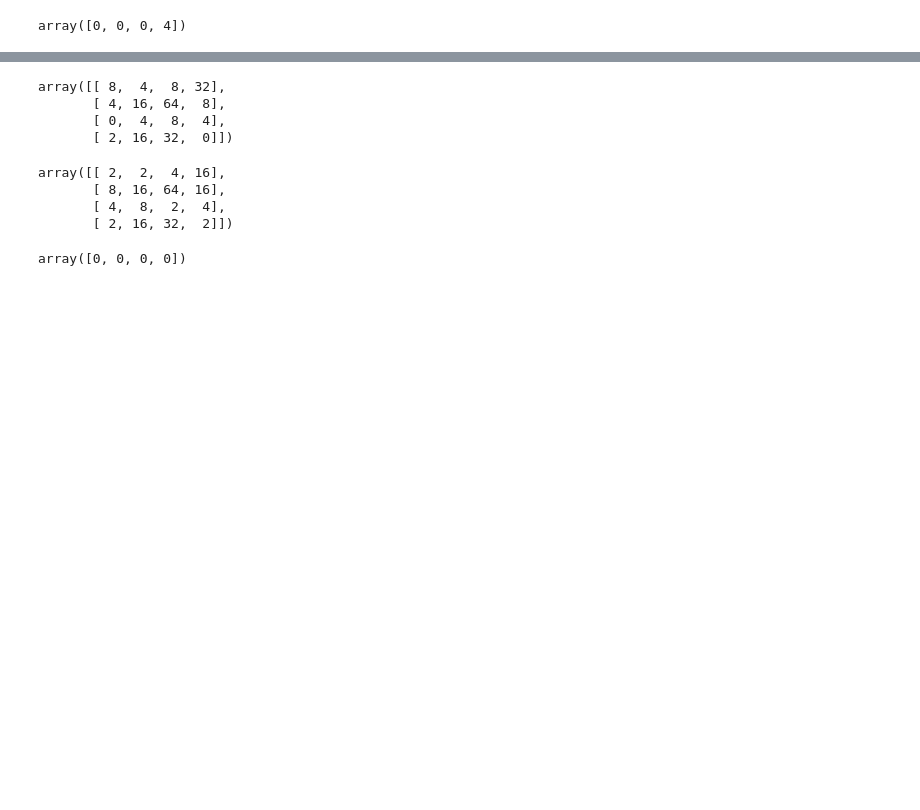
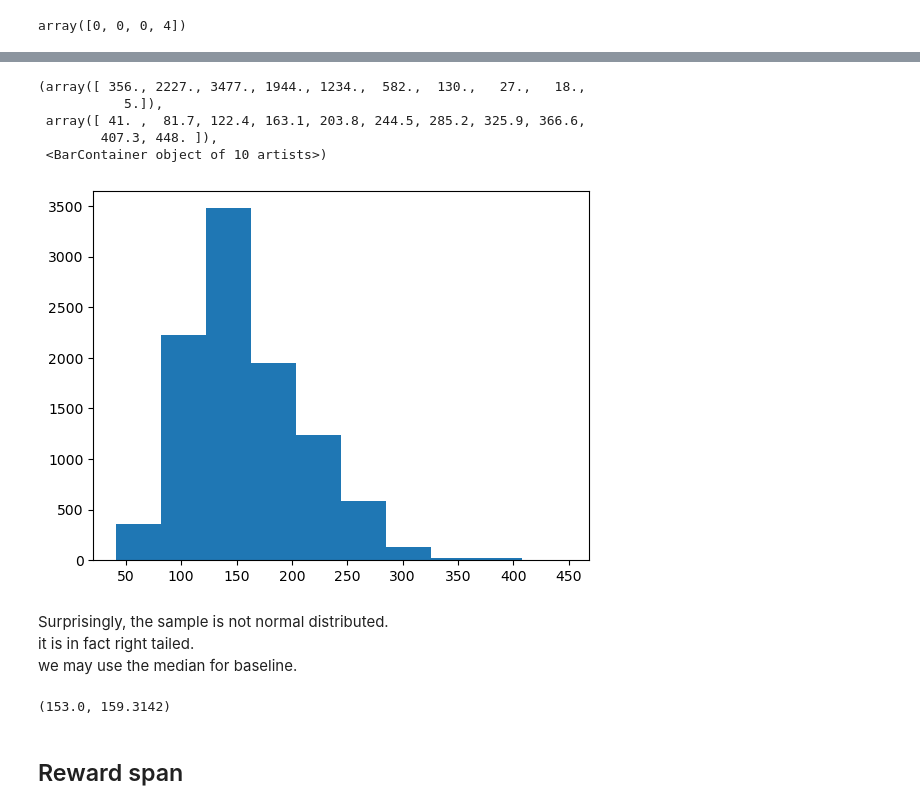
Before and after one commit to felissi/codebase---machine-learning, a Jupyter notebook: 1024/env.ipynb, the cells around one changed output, grey strips where cells are left out. Saved outputs shown, nothing was run; the diff lists cells and outputs as text; code cells hidden in the pictures; blank space fills up the shorter version.

```diff
--- a/1024/env.ipynb
+++ b/1024/env.ipynb
@@ -157,3 +221,5 @@ array([0, 0, 4, 8])
 Board._join_reverse(np.array([2,0,0,2]))
 # %% [output]
 array([0, 0, 0, 4])
+# %%
+b = Board()
@@ -160,5 +239,5 @@ array([0, 0, 0, 4])
 # %%
-b = Board(4)
+b.reset()
 b.board
 # %% [output]
 array([[0, 0, 0, 0],
@@ -192,0 +253,24 @@ True
+# %%
+from numba import jit
+
+@jit()
+def sample(n:int=10000, valid=True):
+    round_counts:list[int] = []
+    rewards: list[int] = []
+    for epoch in range(n):
+        b.reset()
+        done = False
+        count = 0
+        while not done:
+            action = random.choice([0,1,2,3])
+            if valid:
+                while not b.squeezable(b.choice_to_direction(action)):
+                    action = random.choice([0,1,2,3])
+
+            board, reward, done = b.step(action)
+            rewards.append(reward)
+            count += 1
+        round_counts.append(count)
+    return round_counts, rewards
+# %%
+round_counts, rewards = sample()
@@ -200,21 +302,20 @@ array([[ 8,  4,  8,  2],
-# %%
-b.squeeze(90)
-b._random_born()
-b.board
-# %% [output]
-array([[ 8,  4,  8, 32],
-       [ 4, 16, 64,  8],
-       [ 0,  4,  8,  4],
-       [ 2, 16, 32,  0]])
-# %%
-
-b.board
-# %% [output]
-array([[ 2,  2,  4, 16],
-       [ 8, 16, 64, 16],
-       [ 4,  8,  2,  4],
-       [ 2, 16, 32,  2]])
-# %%
-b._squeeze(np.array([0,0,0,0]))
-# %% [output]
-array([0, 0, 0, 0])
+# %%
+import matplotlib.pyplot as plt
+plt.hist(round_counts)
+# %% [output]
+(array([ 356., 2227., 3477., 1944., 1234.,  582.,  130.,   27.,   18.,
+           5.]),
+ array([ 41. ,  81.7, 122.4, 163.1, 203.8, 244.5, 285.2, 325.9, 366.6,
+        407.3, 448. ]),
+ <BarContainer object of 10 artists>)
+[figure, added]
+# %% [markdown]
+Surprisingly, the sample is not normal distributed.
+it is in fact right tailed.
+we may use the median for baseline.
+# %%
+np.percentile(round_counts,50), np.mean(round_counts)
+# %% [output]
+(153.0, 159.3142)
+# %% [markdown]
+## Reward span
```
Also changed, not shown: parts of 20 cells of this notebook, 1 other file.
